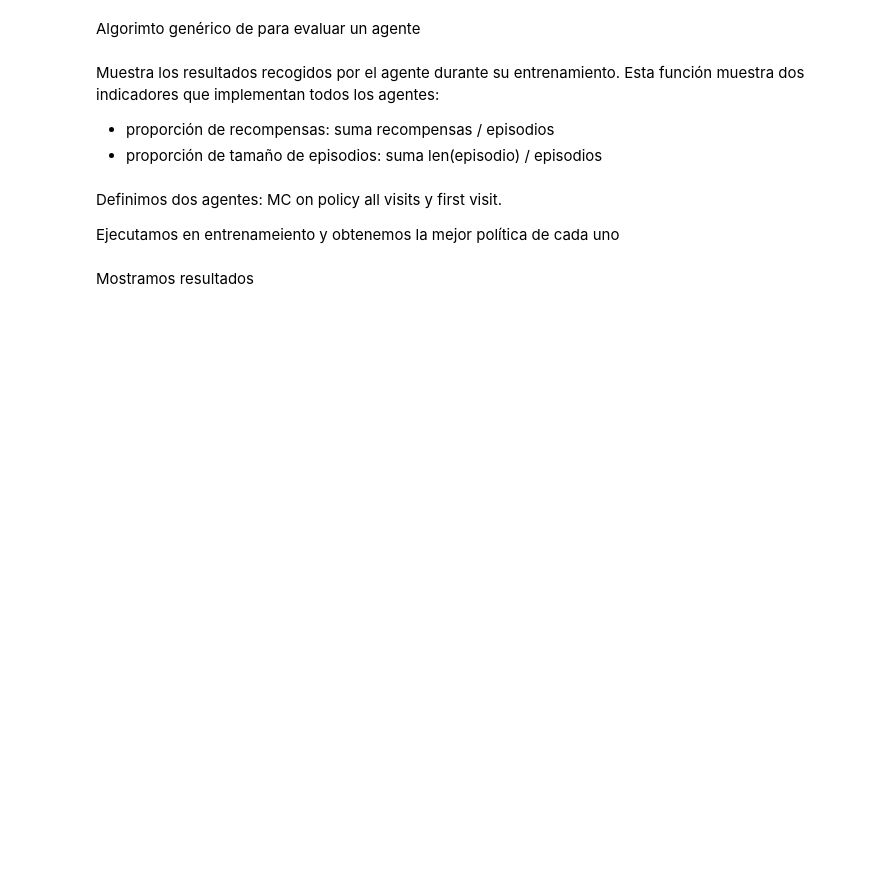
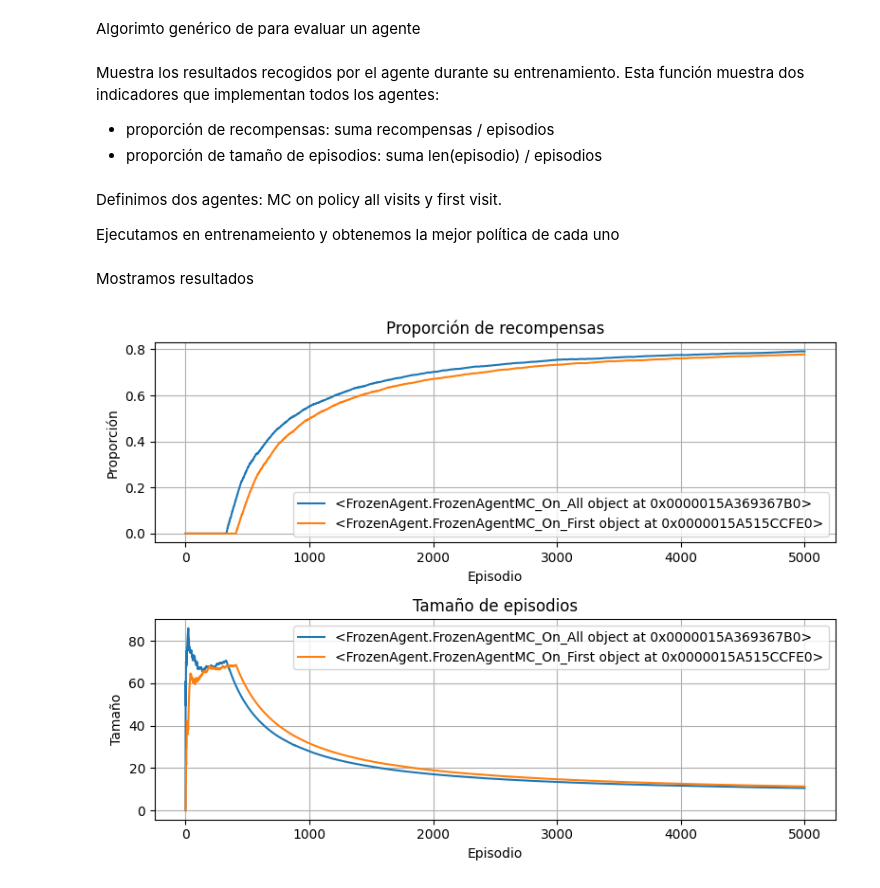
Before and after one commit to Andrew-mcArty/RL_AAPGAB, a Jupyter notebook: estudio_montecarlo.ipynb, the cells around one changed output. Drawn from its saved outputs; the diff is of its cells as text; code cells hidden in the pictures; blank space fills up the shorter version.

```diff
--- a/estudio_montecarlo.ipynb
+++ b/estudio_montecarlo.ipynb
@@ -79,16 +80,17 @@ Muestra los resultados recogidos por el agente durante su entrenamiento. Esta fu
 # %%
 
 
-def plot(agent):
+def plot2(agent1,agent2):
   # Creamos una lista de índices para el eje x
-  indices = list(range(len(agent.list_stats)))
-
+  indices1 = list(range(len(agent1.list_stats)))
+  indices2 = list(range(len(agent2.list_stats)))
 
   # Crear figura con dos subgráficos
   fig, (ax1, ax2) = plt.subplots(2, 1, figsize=(8, 6))
 
   # Primer subplot
-  ax1.plot(indices, agent.list_stats, label='stats')
+  ax1.plot(indices1, agent1.list_stats, label=agent1)
+  ax1.plot(indices2, agent2.list_stats, label=agent2)
   ax1.set_title('Proporción de recompensas')
   ax1.set_xlabel('Episodio')
   ax1.set_ylabel('Proporción')
@@ -96,7 +98,8 @@ def plot(agent):
   ax1.grid(True)
 
   # Segundo subplot
-  ax2.plot(indices, agent.list_episodes, label='episodios')
+  ax2.plot(indices1, agent1.list_episodes, label=agent1)
+  ax2.plot(indices2, agent2.list_episodes, label=agent2)
   ax2.set_title('Tamaño de episodios')
   ax2.set_xlabel('Episodio')
   ax2.set_ylabel('Tamaño')
@@ -139,4 +142,8 @@ pi1, actions1 = agent1.pi_star_from_Q(env4, agent1.Q)
 pi2, actions2 = agent2.pi_star_from_Q(env4, agent2.Q)
 # %% [markdown]
 Mostramos resultados
+# %%
+plot2(agent1,agent2)
+# %% [output]
+[figure, added]
 # %%
```
Also changed, not shown: parts of 2 cells of this notebook, 1 other file.
